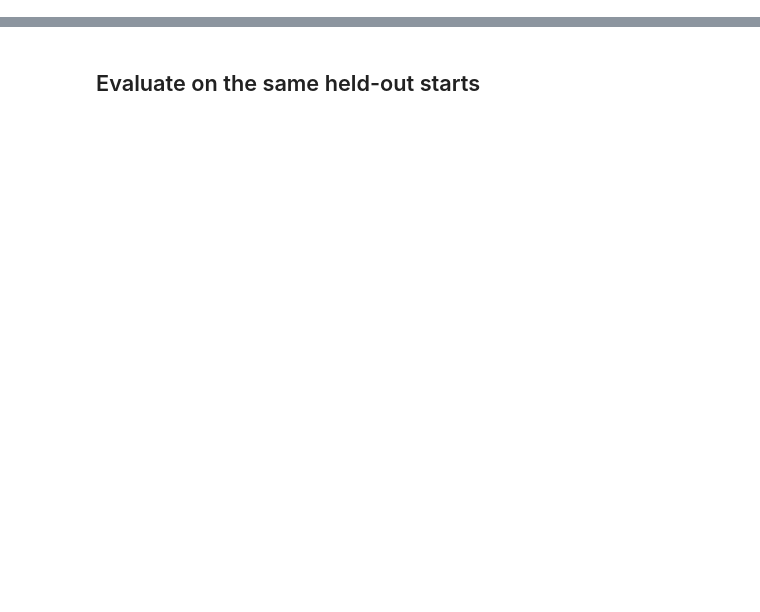
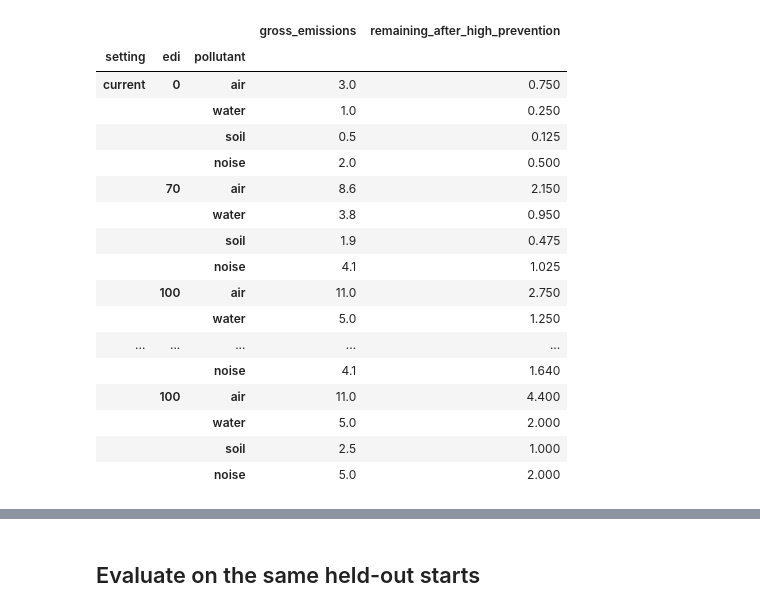
Before and after one commit to Barderus/regional-pollution-marl, a Jupyter notebook: study_2_economic_sustainability/notebooks/09_pollution_dynamics.ipynb, the cells around one changed output, grey strips where cells are left out. Drawn from its saved outputs; the diff is of its cells as text; code cells hidden in the pictures; blank space fills up the shorter version.

```diff
--- a/study_2_economic_sustainability/notebooks/09_pollution_dynamics.ipynb
+++ b/study_2_economic_sustainability/notebooks/09_pollution_dynamics.ipynb
@@ -414,0 +87,37 @@ Trained reduced_capacity_and_higher_cost across five seeds
+# %%
+emission_rows = []
+
+for setting_name, setting in INVESTMENT_SETTINGS.items():
+    prevention_fraction = setting["prevention_fractions"][3]
+    for edi in EDI_LEVELS:
+        for pollutant in config.pollutants:
+            gross = config.baseline_emissions[pollutant]
+            gross += config.edi_emissions_per_point[pollutant] * edi
+            emission_rows.append({
+                "setting": setting_name,
+                "edi": edi,
+                "pollutant": pollutant,
+                "gross_emissions": gross,
+                "remaining_after_high_prevention": gross * (1 - prevention_fraction),
+            })
+
+display(pd.DataFrame(emission_rows).set_index(["setting", "edi", "pollutant"]))
+# %% [output]
+|  |  |  | gross_emissions | remaining_after_high_prevention |
+| setting | edi | pollutant |  |  |
+| current | 0 | air | 3.0 | 0.750 |
+|  |  | water | 1.0 | 0.250 |
+|  |  | soil | 0.5 | 0.125 |
+|  |  | noise | 2.0 | 0.500 |
+|  | 70 | air | 8.6 | 2.150 |
+|  |  | water | 3.8 | 0.950 |
+|  |  | soil | 1.9 | 0.475 |
+|  |  | noise | 4.1 | 1.025 |
+|  | 100 | air | 11.0 | 2.750 |
+|  |  | water | 5.0 | 1.250 |
+| ... | ... | ... | ... | ... |
+|  |  | noise | 4.1 | 1.640 |
+|  | 100 | air | 11.0 | 4.400 |
+|  |  | water | 5.0 | 2.000 |
+|  |  | soil | 2.5 | 1.000 |
+|  |  | noise | 5.0 | 2.000 |
```
Also changed, not shown: parts of 101 cells of this notebook, 2 other files.
